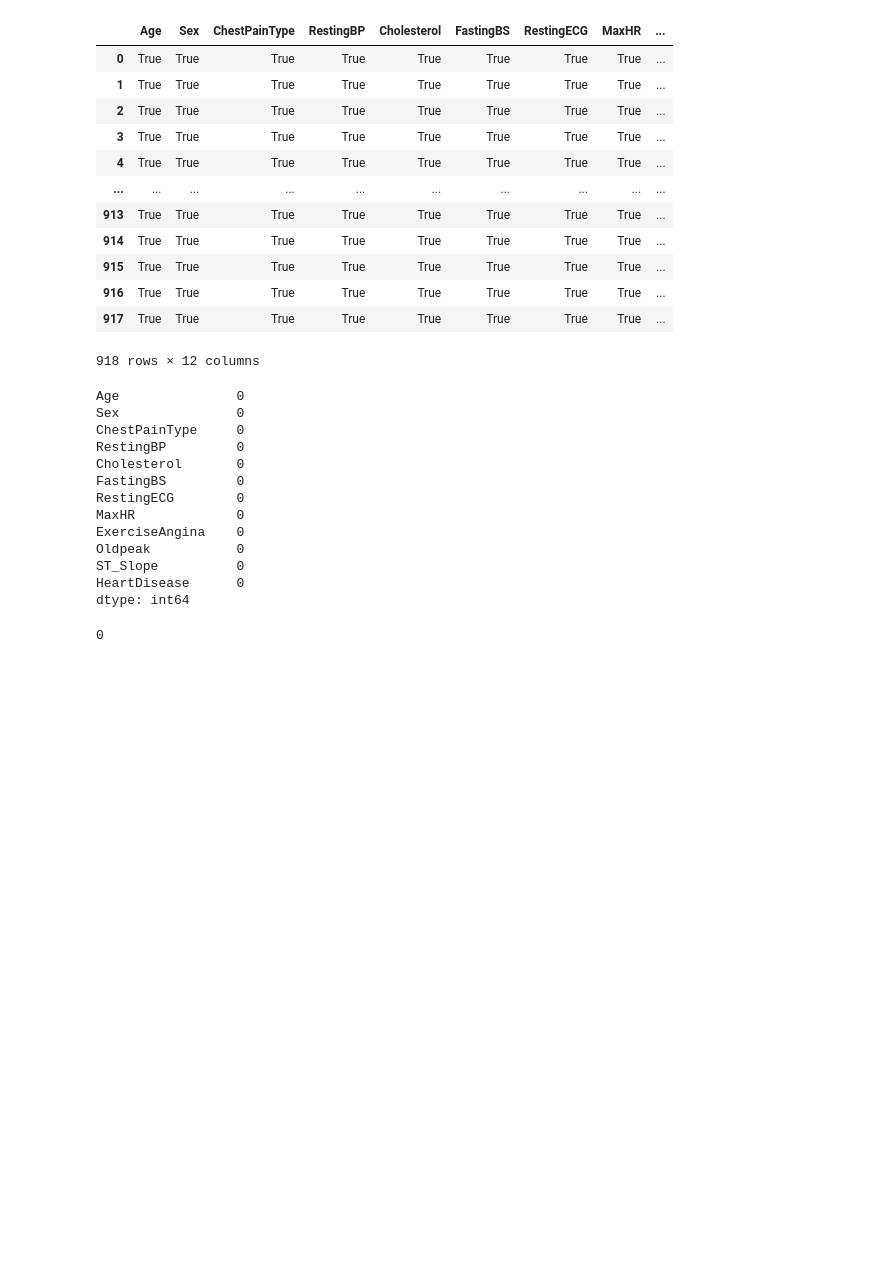
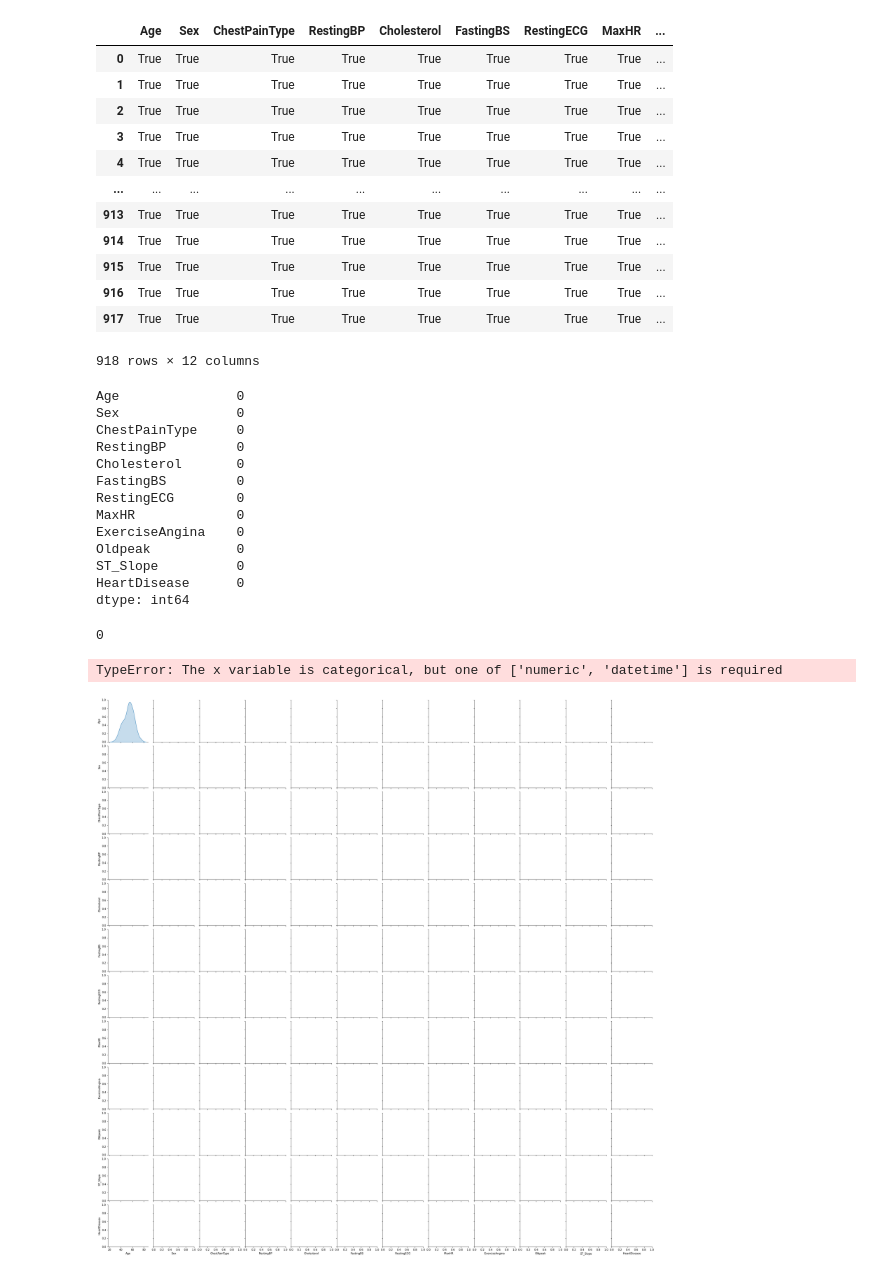
Before and after one commit to TrentBrunson/MS_Analytics_Project2, a Jupyter notebook: eda.ipynb, the cells around one changed output. Saved outputs shown, nothing was run; the diff lists cells and outputs as text; code cells hidden in the pictures; blank space fills up the shorter version.

Commit message:
pairplots

```diff
--- a/eda.ipynb
+++ b/eda.ipynb
@@ -182,3 +182,18 @@ dtype: int64
 df.isna().sum().sum()
 # %% [output]
 0
+# %%
+sns.pairplot(data=df,
+    x_vars=['Age','Sex','ChestPainType','RestingBP','Cholesterol','FastingBS','RestingECG',
+    'MaxHR','ExerciseAngina','Oldpeak','ST_Slope','HeartDisease'],
+    y_vars=['Age','Sex','ChestPainType','RestingBP','Cholesterol','FastingBS','RestingECG',
+    'MaxHR','ExerciseAngina','Oldpeak','ST_Slope','HeartDisease'],
+    # x_vars=['Age','Sex','ChestPainType','RestingBP','Cholesterol','FastingBS','RestingECG',
+    # 'MaxHR','ExerciseAngina','Oldpeak','ST_Slope','HeartDisease'],
+    # y_vars=['Age','Sex','ChestPainType','RestingBP','Cholesterol','FastingBS','RestingECG',
+    # 'MaxHR','ExerciseAngina','Oldpeak','ST_Slope','HeartDisease'],
+    diag_kind='kde'
+)
+# %% [output]
+TypeError: The x variable is categorical, but one of ['numeric', 'datetime'] is required
+[figure, added]
```
